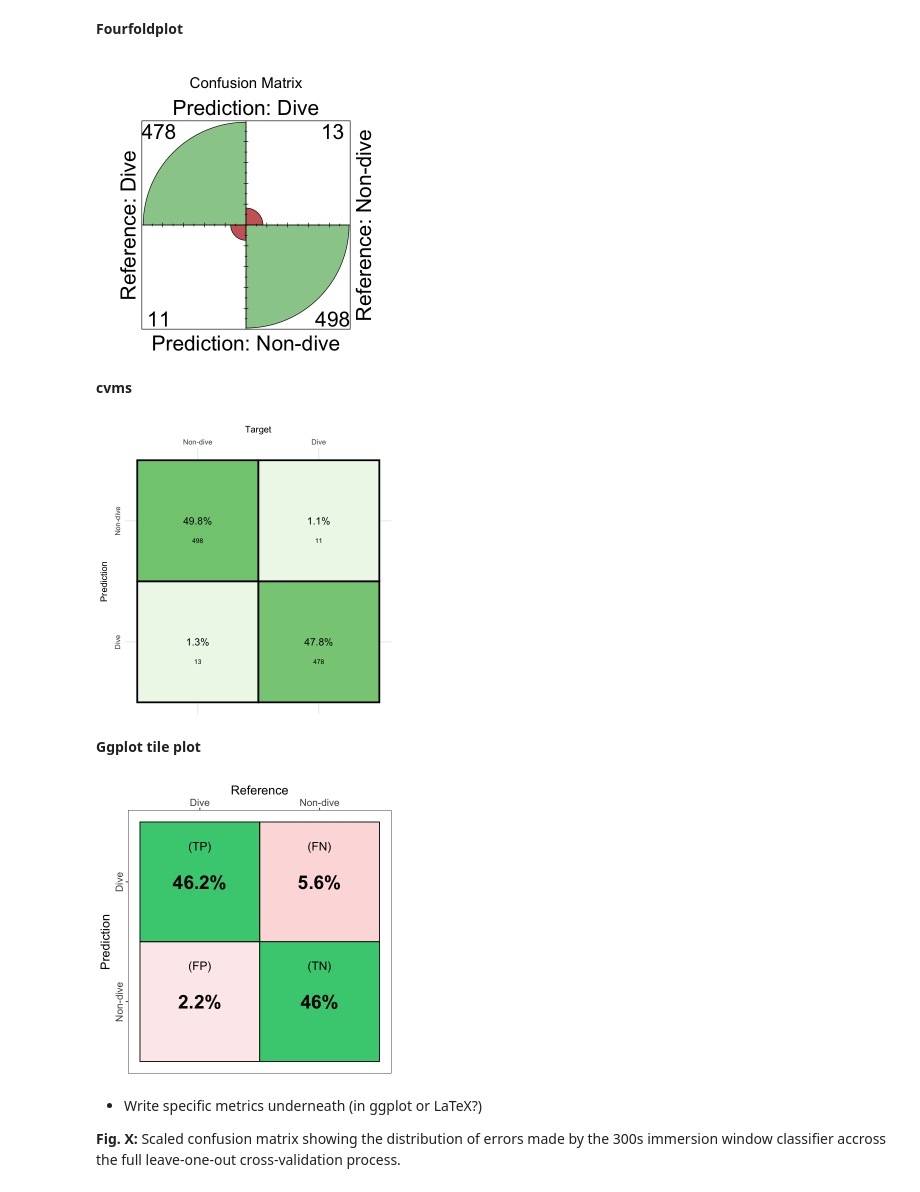
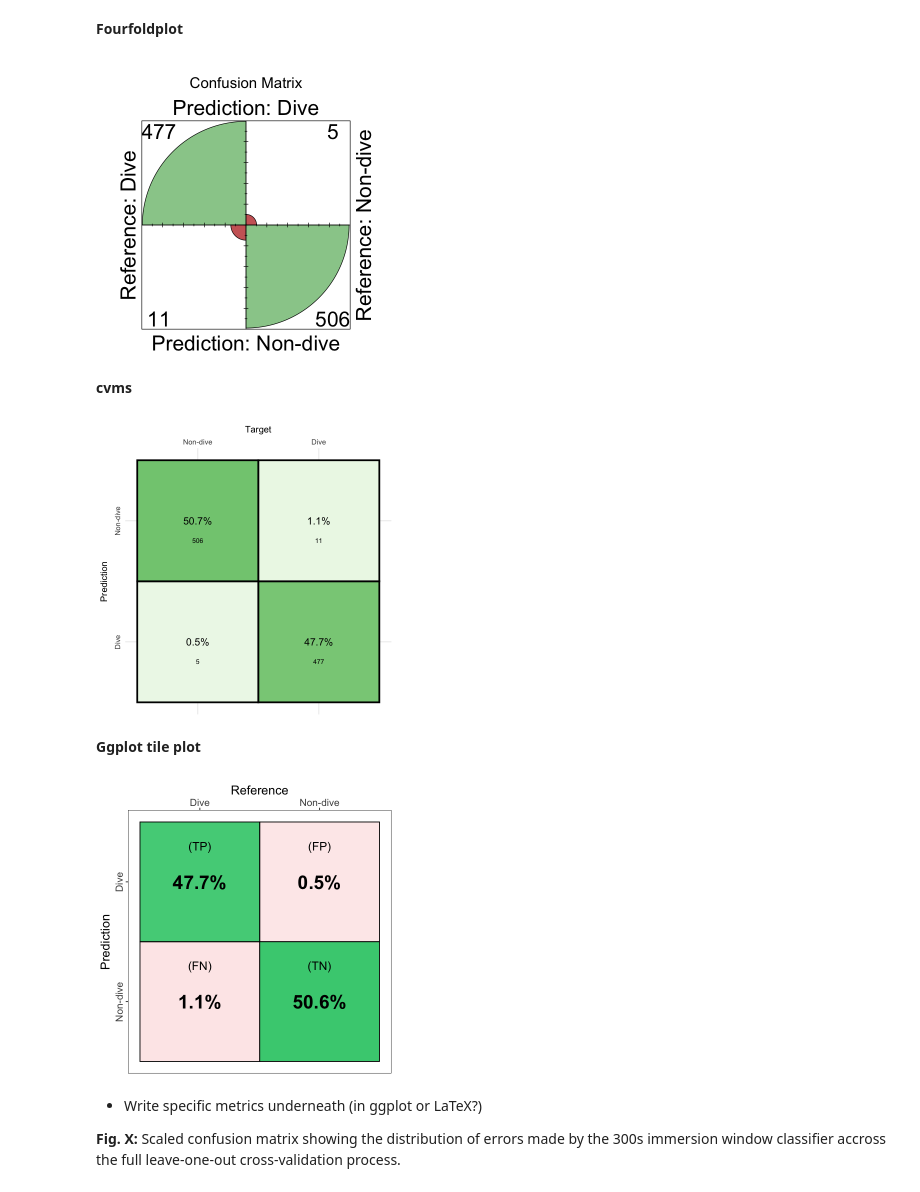
Before and after one commit to robinfreeman/seabirds_dive_predict, a Jupyter notebook: Code/PLOTS.ipynb, the cells around one changed output. Drawn from its saved outputs; the diff is of its cells as text; code cells hidden in the pictures.

```diff
--- a/Code/PLOTS.ipynb
+++ b/Code/PLOTS.ipynb
@@ -199,0 +202,3 @@ Loading required package: viridisLite
+# %%
+imm.dta.full = fread('../Results_t0.1_NoLUX_RmNA/IMM_WindowComp_XVal_Metrics_Keras.csv')[,1:6] %>% filter(`Window Size (s)`<600)
+acc.dta.full = fread('../Results_t0.1_NoLUX_RmNA/ACC_WindowComp_XVal_Metrics_Keras.csv')[,1:6]
@@ -200,15 +293,27 @@ Loading required package: viridisLite
 # %%
 # Load data
-cols = c('BirdID', 'Accuracy', 'AUC', 'Precision', 'Sensitivity', 'Specificity')
-acc = fread('../Results/ACC_2_xval_metrics_keras.csv', select = cols, stringsAsFactors = TRUE)
-imm = fread('../Results/IMM_360_xval_metrics_keras.csv', select = cols, stringsAsFactors = TRUE)
+#cols = c('BirdID', 'Accuracy', 'AUC', 'Precision', 'Sensitivity', 'Specificity')
+#acc = fread('../Results/ACC_2_xval_metrics_keras.csv', select = cols, stringsAsFactors = TRUE)
+#imm = fread('../Results/IMM_360_xval_metrics_keras.csv', select = cols, stringsAsFactors = TRUE)
+
+wdw.acc = 4
+wdw.imm = 300
+
+# threshold = 0.1
+cols = c('TagID', 'Accuracy', 'AUC', 'Precision', 'Sensitivity', 'Specificity')
+acc = fread(paste0('../Results_t0.1_NoLUX_RmNA/ACC_', wdw.acc, '_xval_metrics_keras.csv'),
+            select = cols, stringsAsFactors = TRUE)
+imm = fread(paste0('../Results_t0.1_NoLUX_RmNA/IMM_', wdw.imm, '_xval_metrics_keras.csv'),
+            select = cols, stringsAsFactors = TRUE)
 
 # Melt data
-acc.m = melt(acc, id.var = 'BirdID')
-acc.m$dtype = 'ACC'
-imm.m = melt(imm, id.var = 'BirdID')
-imm.m$dtype = 'IMM'
+acc.m = melt(acc, id.var = 'TagID')
+acc.m$dtype = paste0('ACC ', '(', wdw.acc, 's)')
+imm.m = melt(imm, id.var = 'TagID')
+imm.m$dtype = paste0('IMM ', '(', wdw.imm/60, 'min)')
 plot.dta = rbind(acc.m, imm.m)
+plot.dta$TagID = str_remove(plot.dta$TagID, "_gv[0-9]+_?[0-9]+") ## this can be removed also
+plot.dta$TagID = str_remove(plot.dta$TagID, "_S1")
 # %% [markdown]
 **ggplot**
 # %%
@@ -265,7 +423,12 @@ options(repr.plot.width=5, repr.plot.height=5)  # Resize plot
 ### Plot
 # %%
 # Load cm data
-cm = fread('../Results/ACC_WindowComp_XVal_Metrics_Keras.csv') %>%
+#cm = fread('../Results/ACC_WindowComp_XVal_Metrics_Keras.csv') %>%
+#        filter(`Window Size (s)` == 2) %>%
+#        select("TruePos (%)", "FalsePos (%)", "FalseNeg (%)", "TrueNeg (%)")
+
+# threshold = 0.1
+cm = fread('../Results_t0.1_NoLUX_RmNA/ACC_WindowComp_XVal_Metrics_Keras.csv') %>%
         filter(`Window Size (s)` == 2) %>%
         select("TruePos (%)", "FalsePos (%)", "FalseNeg (%)", "TrueNeg (%)")
 
@@ -286,7 +449,7 @@ cm = confusionMatrix(as.factor(pred), as.factor(true))$table
 fourfoldplot(cm, color = c("#CC6666", "#99CC99"),
              conf.level = 0, margin = 1, main = "Confusion Matrix", std = c("margins", "ind.max", "all.max"))
 # %% [output]
-[figure, old version]
+[figure, new version]
 # %% [markdown]
 **cvms**
 # %%
@@ -310,38 +473,40 @@ plot_confusion_matrix(cfm,
 
                      )
 # %% [output]
-[figure, old version]
+[figure, new version]
 # %% [markdown]
 **Ggplot tile plot**
 # %%
 table <- data.frame(cm)
 
 plotTable <- table %>%
   mutate(goodbad = ifelse(table$Prediction == table$Reference, "good", "bad")) %>%
   group_by(Reference) %>%
   mutate(prop = Freq/sum(Freq))
 
 plotTable$Perc = plotTable$Freq/10
 
 # fill alpha relative to sensitivity/specificity by proportional outcomes within reference groups (see dplyr code above as well as original confusion matrix for comparison)
-ggplot(data = plotTable, mapping = aes(x = Reference, y = Prediction, fill = goodbad, alpha = Perc)) +
+g1 = ggplot(data = plotTable, mapping = aes(x = Reference, y = Prediction, fill = goodbad, alpha = Perc)) +
   geom_tile(colour='black', size=0.5) +
   geom_text(aes(label = paste0(Perc, '%')), vjust = .5, fontface  = "bold", alpha = 1, size = 8) +
-  geom_text(aes(label = c("(TP)", "(FP)", "(FN)", "(TN)")), alpha = 1, position=position_nudge(x = 0, y = 0.3)
+  geom_text(aes(label = c("(TP)", "(FN)", "(FP)", "(TN)")), alpha = 1, position=position_nudge(x = 0, y = 0.3)
 , size = 5) +
   scale_fill_manual(values = c(good = "seagreen3", bad = "red2")) +
   theme_bw() +
   scale_x_discrete(lim = levels(table$Reference), position = "top") +
   ylim(rev(levels(table$Reference))) +
   theme(legend.position = "none", panel.grid.major = element_blank(), panel.grid.minor = element_blank(),
        axis.text.y = element_text(angle = 90, hjust = 0.5)
         , text = element_text(size=15)
        # , plot.title = element_text(hjust = 0.5)
        ) #+
   #ggtitle("Confusion Matrix") +
   #labs(caption = "text")
+
+g1
 # %% [output]
-[figure, old version]
+[figure, new version]
 # %% [markdown]
 * Write specific metrics underneath (in ggplot or LaTeX?)
 
```
Also changed, not shown: parts of 65 cells of this notebook, 19 other files.
